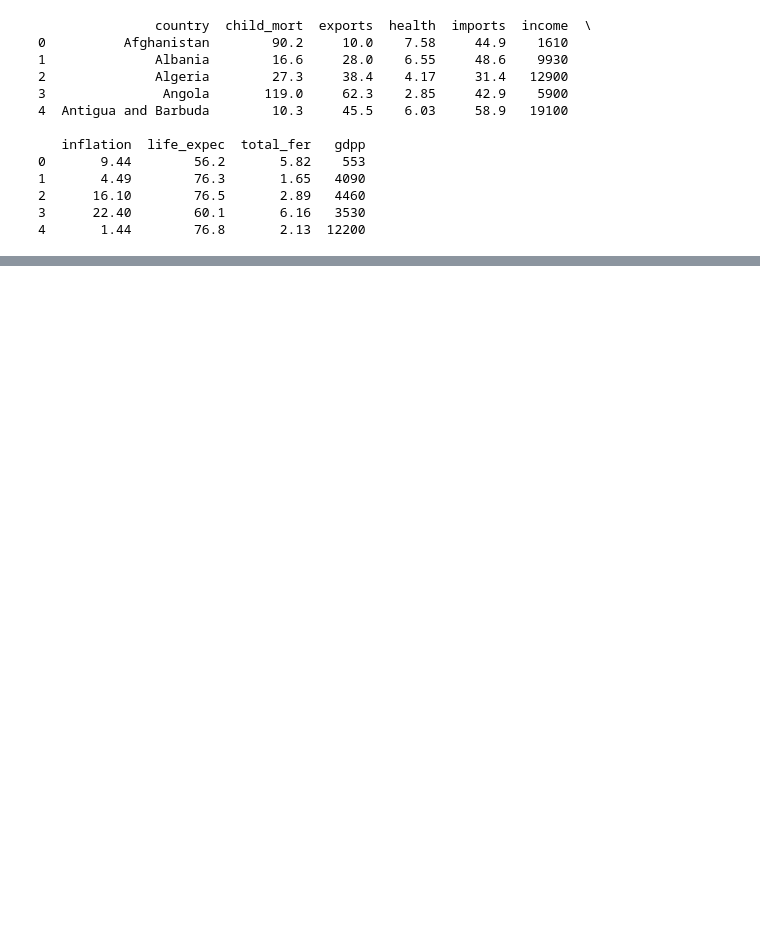
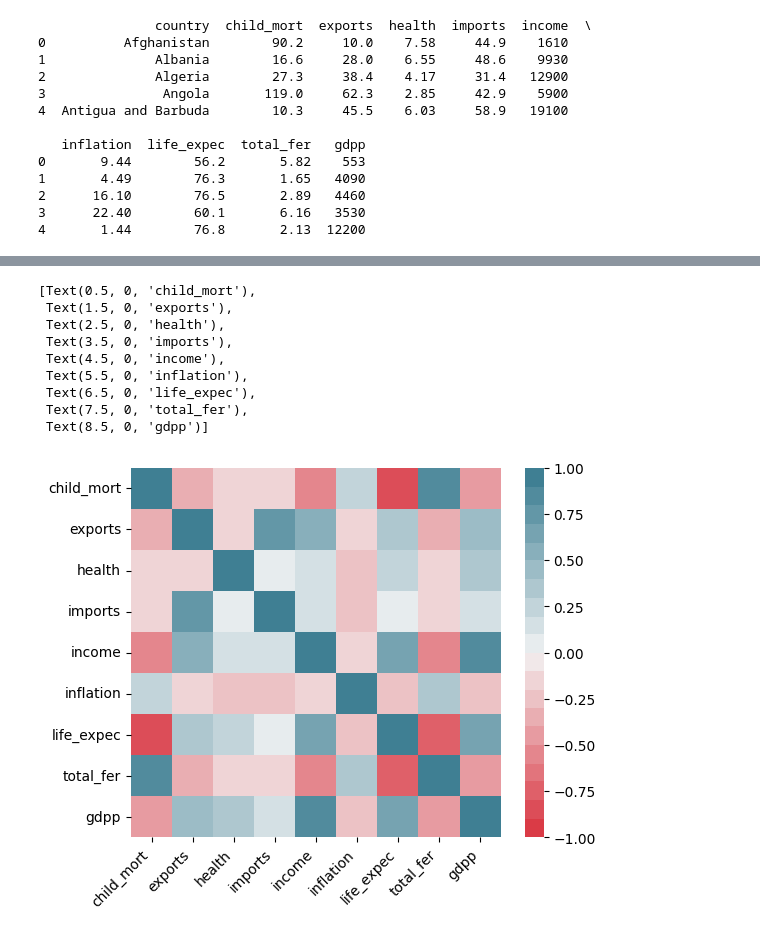
Before and after one commit to ErnandesDaniel/machine-learning-lab-3, a Jupyter notebook: machine-learning-lab-3.ipynb, the cells around one changed output, grey strips where cells are left out. Cells and saved outputs as stored; diff of their text form; code cells hidden in the pictures; blank space fills up the shorter version.

```diff
--- a/machine-learning-lab-3.ipynb
+++ b/machine-learning-lab-3.ipynb
@@ -140,0 +46,5 @@ cluster_kmeans
+# %%
+# замена индекса на столбец country и удаление ненужного столбца
+initial_df = initial_df.set_index('country')
+print('Колонки:', initial_df.columns)  # 'country' уже нет среди колонок
+print('Индекс:', initial_df.index)    # индекс — названия стран
@@ -140,0 +61,25 @@ cluster_kmeans
+# %%
+import seaborn as sns
+
+# Ищем корреляцию между переменными
+corr = initial_df.corr()
+ax = sns.heatmap(
+    corr,
+    vmin=-1, vmax=1, center=0,
+    cmap=sns.diverging_palette(10, 220, n=20),
+    square=True)
+ax.set_xticklabels(
+    ax.get_xticklabels(),
+    rotation=45,
+    horizontalalignment='right')
+# %% [output]
+[Text(0.5, 0, 'child_mort'),
+ Text(1.5, 0, 'exports'),
+ Text(2.5, 0, 'health'),
+ Text(3.5, 0, 'imports'),
+ Text(4.5, 0, 'income'),
+ Text(5.5, 0, 'inflation'),
+ Text(6.5, 0, 'life_expec'),
+ Text(7.5, 0, 'total_fer'),
+ Text(8.5, 0, 'gdpp')]
+[figure, added]
```
Also changed, not shown: parts of 41 cells of this notebook.
